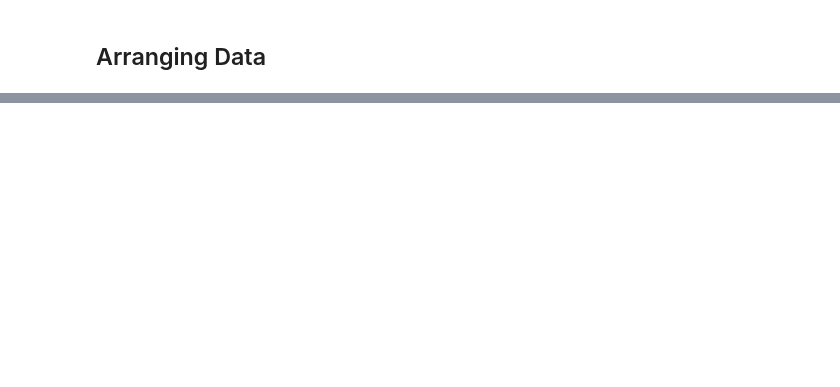
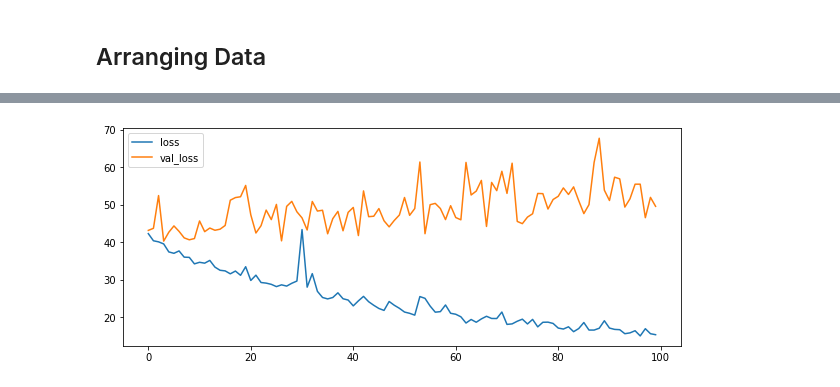
Before and after one commit to CahidArda/data-science-intenship-study, a Jupyter notebook: notebooks/rnn/tf_fully_connected_forecasting.ipynb, the cells around one changed output, grey strips where cells are left out. Saved outputs shown, nothing was run; the diff lists cells and outputs as text; code cells hidden in the pictures; blank space fills up the shorter version.

Commit message:
Train and evaluate fully connected model with tf

```diff
--- a/notebooks/rnn/tf_fully_connected_forecasting.ipynb
+++ b/notebooks/rnn/tf_fully_connected_forecasting.ipynb
@@ -68,0 +164,6 @@ ________________________________________________________________________________
+# %%
+TARGET = 'CashIn'
+X_train, X_test, y_train, y_test = train_test_split(feature_set[feature_set.columns[2:]], feature_set[TARGET], shuffle = False)
+# %%
+train_inputs = get_input_sets(X_train)
+test_inputs  = get_input_sets(X_test)
@@ -68,0 +172,7 @@ ________________________________________________________________________________
+# %%
+history = nn_model.fit(train_inputs,
+            y_train,
+            batch_size=32,
+            epochs=100,
+            validation_data=(test_inputs, y_test),
+            verbose = 1)
@@ -68,0 +197,11 @@ ________________________________________________________________________________
+# %%
+def plot_history(history):
+    plt.figure(figsize=(10,4))
+    for key in history.history:
+        plt.plot(history.history[key], label = key)
+    plt.legend()
+    plt.show()
+# %%
+plot_history(history)
+# %% [output]
+[figure, added]
```
Also changed, not shown: parts of 17 cells of this notebook.
